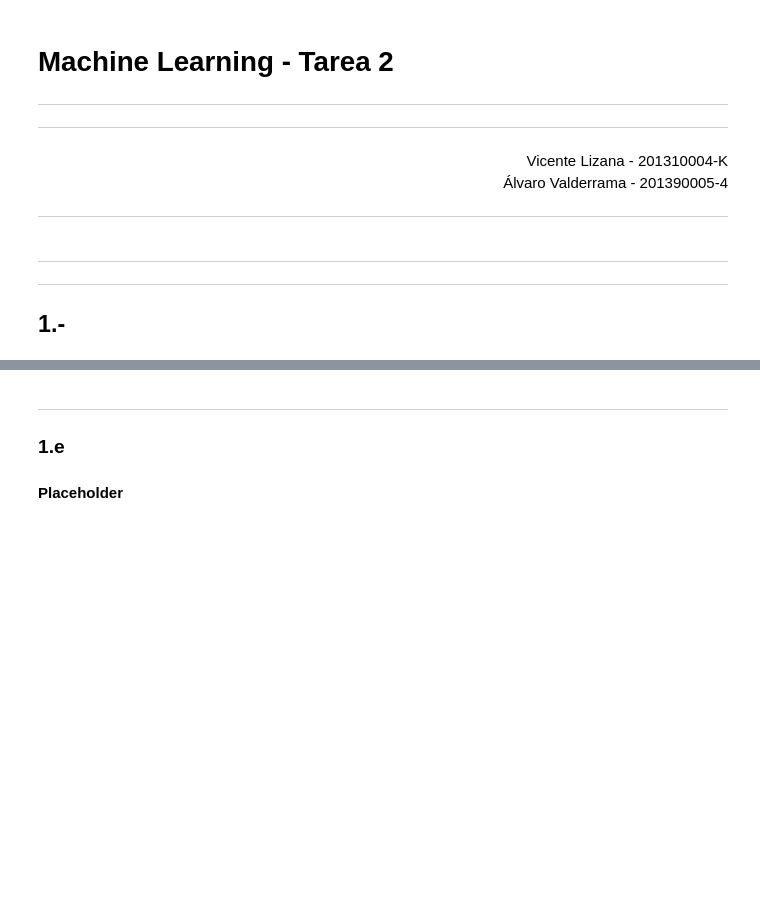
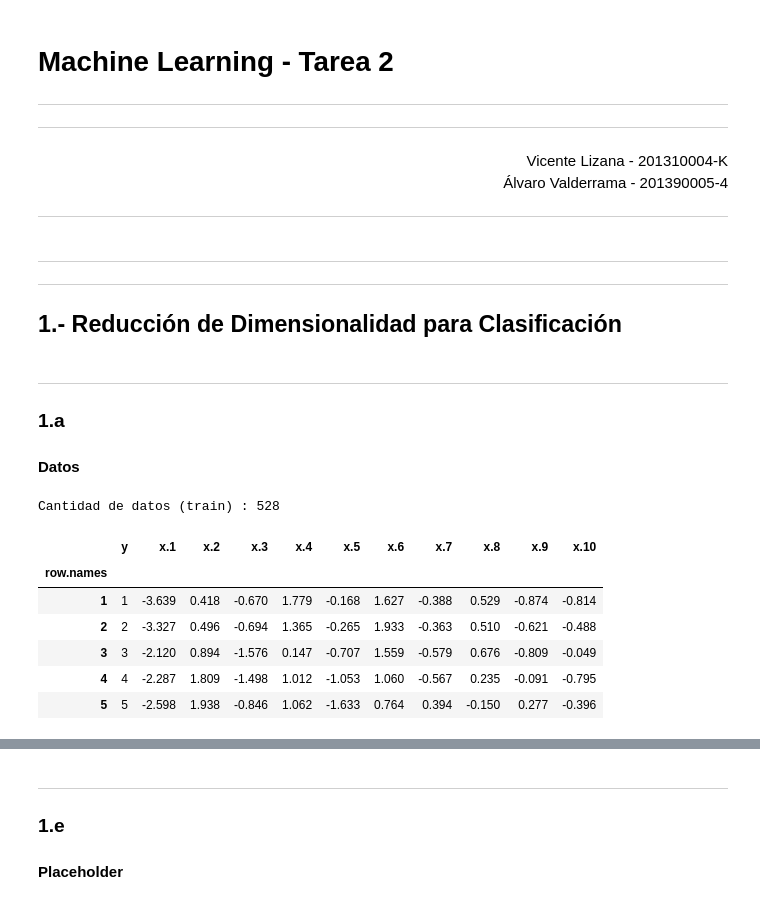
Before and after one commit to vlizanae/INF393, a Jupyter notebook: tarea-2/tarea-2.ipynb, the cells around one changed output, grey strips where cells are left out. Cells and saved outputs as stored; diff of their text form; code cells hidden in the pictures; blank space fills up the shorter version.

```diff
--- a/tarea-2/tarea-2.ipynb
+++ b/tarea-2/tarea-2.ipynb
@@ -15,5 +26,10 @@ Vicente Lizana - 201310004-K
+# %% [markdown]
+---
+
+---
+## 1.- Reducción de Dimensionalidad para Clasificación
 # %% [markdown]
 ---
+### 1.a
 
----
-## 1.-
+#### Datos
@@ -19,0 +43,13 @@ Vicente Lizana - 201310004-K
+# %%
+n_train = train_df.shape[0]
+print("Cantidad de datos (train) :", n_train)
+train_df.head()
+# %% [output]
+Cantidad de datos (train) : 528
+|  | y | x.1 | x.2 | x.3 | x.4 | x.5 | x.6 | x.7 | x.8 | x.9 | x.10 |
+| row.names |  |  |  |  |  |  |  |  |  |  |  |
+| 1 | 1 | -3.639 | 0.418 | -0.670 | 1.779 | -0.168 | 1.627 | -0.388 | 0.529 | -0.874 | -0.814 |
+| 2 | 2 | -3.327 | 0.496 | -0.694 | 1.365 | -0.265 | 1.933 | -0.363 | 0.510 | -0.621 | -0.488 |
+| 3 | 3 | -2.120 | 0.894 | -1.576 | 0.147 | -0.707 | 1.559 | -0.579 | 0.676 | -0.809 | -0.049 |
+| 4 | 4 | -2.287 | 1.809 | -1.498 | 1.012 | -1.053 | 1.060 | -0.567 | 0.235 | -0.091 | -0.795 |
+| 5 | 5 | -2.598 | 1.938 | -0.846 | 1.062 | -1.633 | 0.764 | 0.394 | -0.150 | 0.277 | -0.396 |
```
Also changed, not shown: parts of 14 cells of this notebook, 2 other files.
